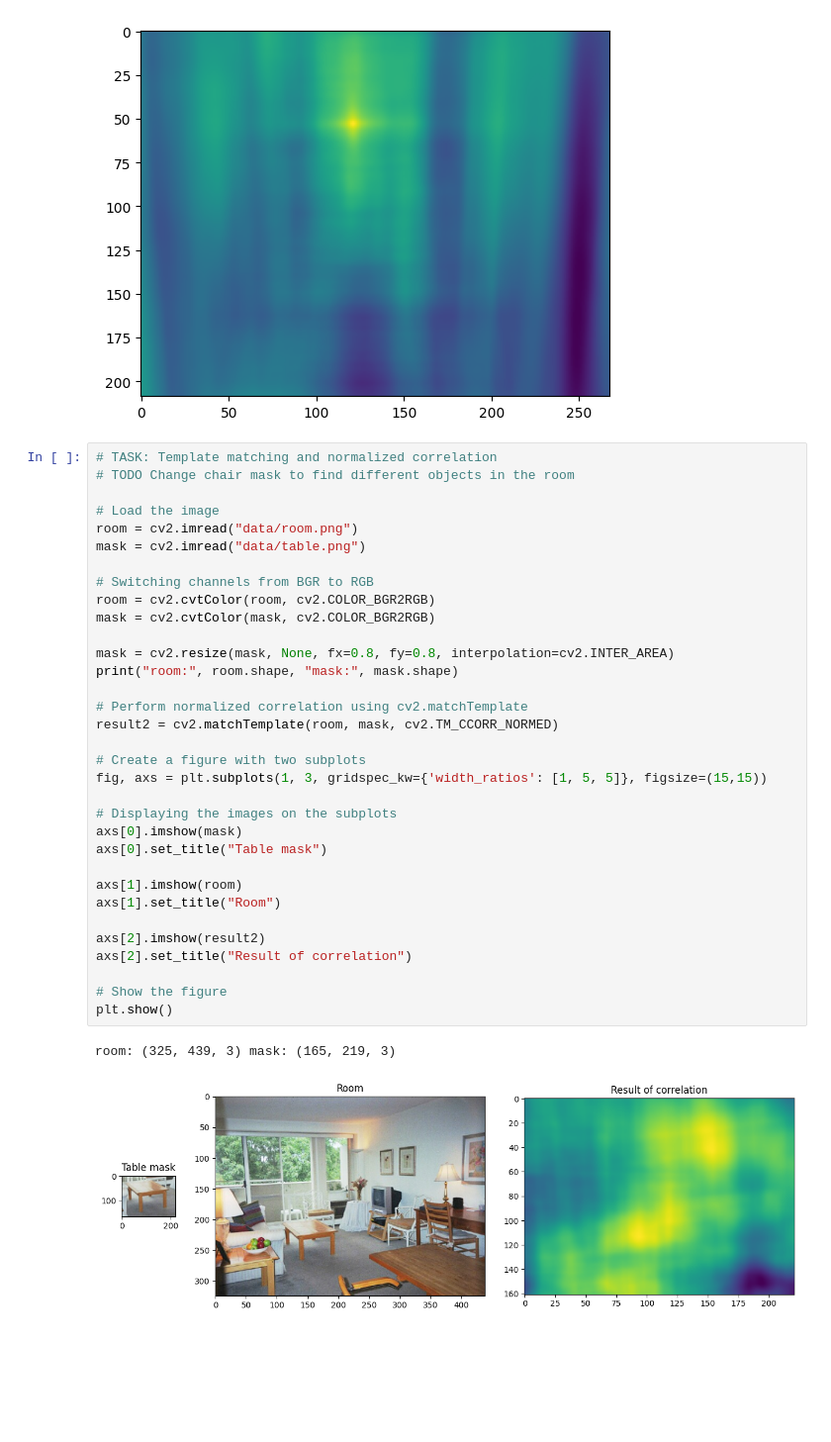
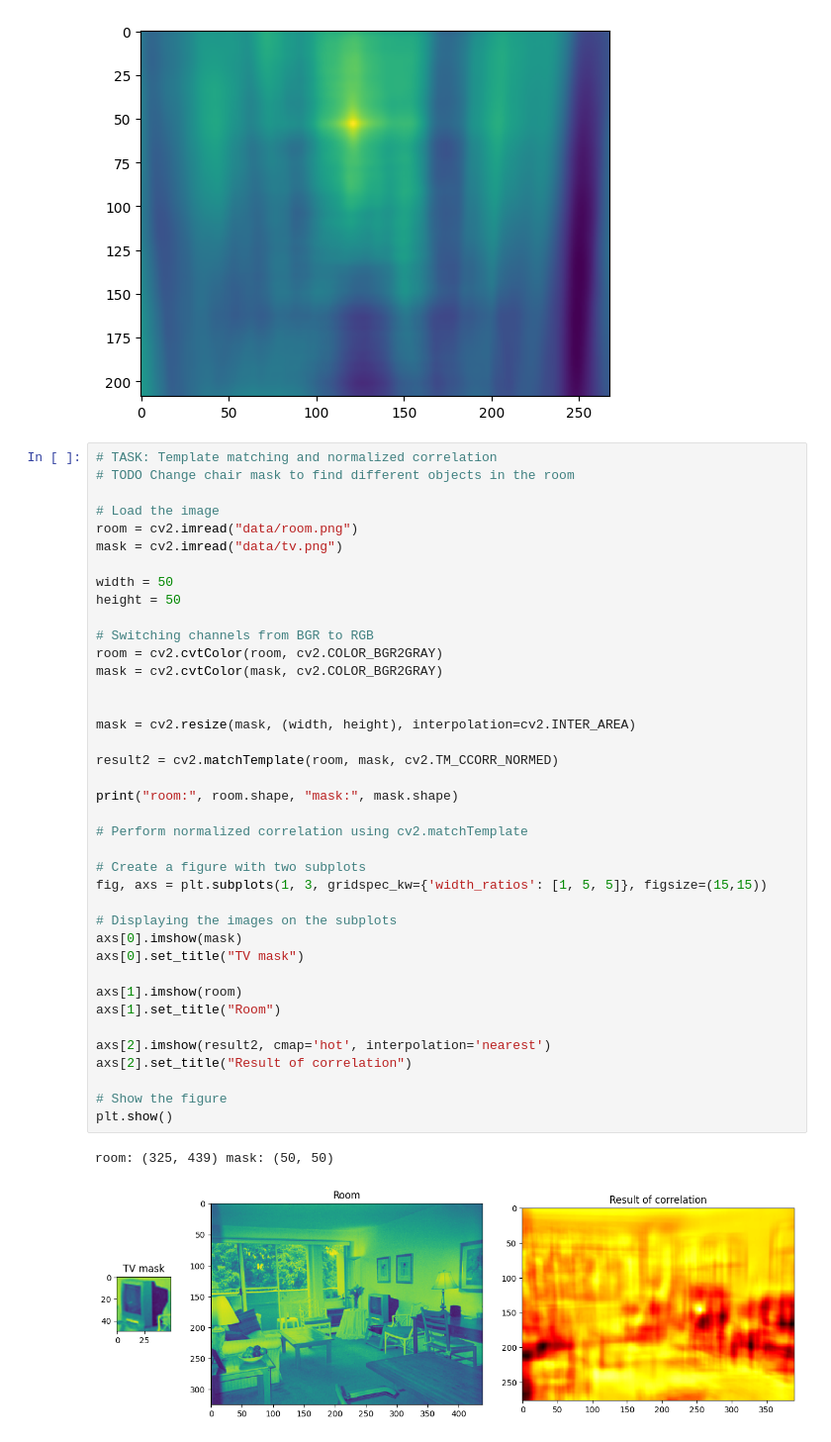
Before and after one commit to Zignov/FRI, a Jupyter notebook: SecondYear/ComputerVision/Weeks 2 & 3/CV_LM2TU01_A1_T1_students.ipynb, the cells around one changed output. Shown at 99% size. Drawn from its saved outputs; the diff is of its cells as text; blank space fills up the shorter version.

```diff
--- a/SecondYear/ComputerVision/Weeks 2 & 3/CV_LM2TU01_A1_T1_students.ipynb
+++ b/SecondYear/ComputerVision/Weeks 2 & 3/CV_LM2TU01_A1_T1_students.ipynb
@@ -86,36 +86,42 @@ plt.show()
 # %%
 # TASK: Template matching and normalized correlation
 # TODO Change chair mask to find different objects in the room
 
 # Load the image
 room = cv2.imread("data/room.png")
-mask = cv2.imread("data/table.png")
+mask = cv2.imread("data/tv.png")
+
+width = 50
+height = 50
 
 # Switching channels from BGR to RGB
-room = cv2.cvtColor(room, cv2.COLOR_BGR2RGB)
-mask = cv2.cvtColor(mask, cv2.COLOR_BGR2RGB)
+room = cv2.cvtColor(room, cv2.COLOR_BGR2GRAY)
+mask = cv2.cvtColor(mask, cv2.COLOR_BGR2GRAY)
 
-mask = cv2.resize(mask, None, fx=0.8, fy=0.8, interpolation=cv2.INTER_AREA)
+
+mask = cv2.resize(mask, (width, height), interpolation=cv2.INTER_AREA)
+
+result2 = cv2.matchTemplate(room, mask, cv2.TM_CCORR_NORMED)
+
 print("room:", room.shape, "mask:", mask.shape)
 
 # Perform normalized correlation using cv2.matchTemplate
-result2 = cv2.matchTemplate(room, mask, cv2.TM_CCORR_NORMED)
 
 # Create a figure with two subplots
 fig, axs = plt.subplots(1, 3, gridspec_kw={'width_ratios': [1, 5, 5]}, figsize=(15,15))
 
 # Displaying the images on the subplots
 axs[0].imshow(mask)
-axs[0].set_title("Table mask")
+axs[0].set_title("TV mask")
 
 axs[1].imshow(room)
 axs[1].set_title("Room")
 
-axs[2].imshow(result2)
+axs[2].imshow(result2, cmap='hot', interpolation='nearest')
 axs[2].set_title("Result of correlation")
 
 # Show the figure
 plt.show()
 # %% [output]
-room: (325, 439, 3) mask: (165, 219, 3)
+room: (325, 439) mask: (50, 50)
-[figure, old version]
+[figure, new version]
```
Also changed, not shown: 48 other files.
